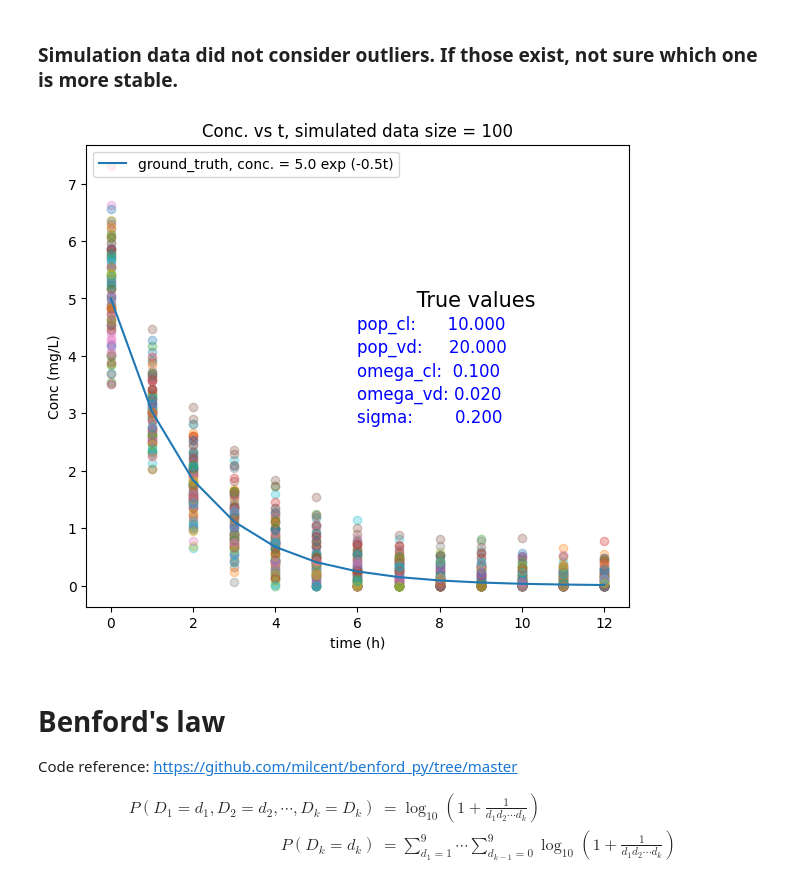
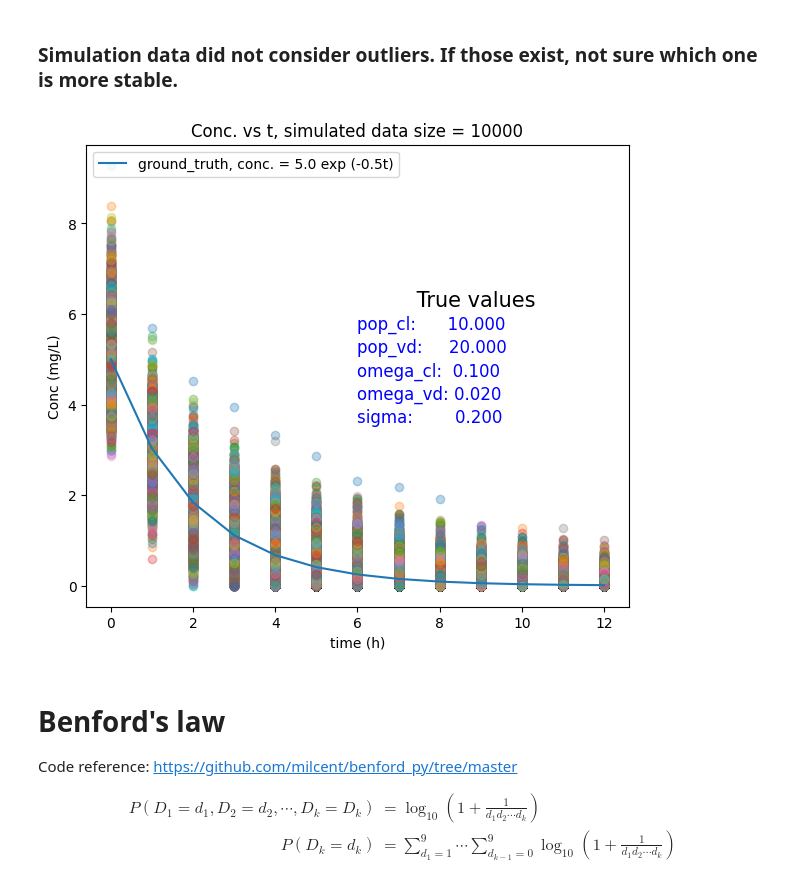
Before and after one commit to yingzibu/Data_Fraud, a Jupyter notebook: Benford/test_benfords_law.ipynb, the cells around one changed output. Cells and saved outputs as stored; diff of their text form; code cells hidden in the pictures.

```diff
--- a/Benford/test_benfords_law.ipynb
+++ b/Benford/test_benfords_law.ipynb
@@ -7,22 +7,22 @@
 # %%
 import numpy as np
 import pandas as pd
-import statsmodels.api as sm
-from scipy.optimize import minimize
+# import statsmodels.api as sm
+# from scipy.optimize import minimize
 import matplotlib
 import matplotlib.pyplot as plt
 import torch
-from torch import nn, optim
-from torch.utils import data
+# from torch import nn, optim
+# from torch.utils import data
 from tqdm import tqdm
-from torch.utils.data import Dataset
-from torch.utils.data import DataLoader
-import torch
-import torch.nn as nn
+# from torch.utils.data import Dataset
+# from torch.utils.data import DataLoader
+# import torch
+# import torch.nn as nn
 matplotlib.rcParams['figure.figsize'] = (3.5*2, 6)
 import math
 np.random.seed(42)
-n_patients = 100
+n_patients = 10000
 n_obs = 13
 max_t = n_obs-1
 dose = 100
@@ -68,34 +68,34 @@ for patient in df['patient'].unique():
     patient_data = df[df['patient'] == patient]
     if n_patients <=20:
         plt.scatter(patient_data['time'], patient_data['concentration'],
                 label=f'Patient {patient}', alpha=0.7)
     else: plt.scatter(patient_data['time'], patient_data['concentration'], alpha=0.3)
 
 true_conc = [dose / pop_vd * np.exp(-pop_cl / pop_vd * t) for t in range(n_obs)]
 plt.plot(range(n_obs), true_conc,
          label=f'ground_truth, conc. = {dose/pop_vd} exp (-{pop_cl/pop_vd}t)')
 
 plt.annotate(f'         True values ',
             xy=(0.5, 0.65), xycoords='axes fraction', fontsize=15, color='black')
 
 plt.annotate(f'pop_cl:      {pop_cl:.3f}',
             xy=(0.5, 0.6), xycoords='axes fraction', fontsize=12, color='blue')
 plt.annotate(f'pop_vd:     {pop_vd:.3f}',
             xy=(0.5, 0.55), xycoords='axes fraction', fontsize=12, color='blue')
 
 plt.annotate(f'omega_cl:  {omg_cl:.3f}',
             xy=(0.5, 0.5), xycoords='axes fraction', fontsize=12, color='blue')
 plt.annotate(f'omega_vd: {omg_vd:.3f}',
             xy=(0.5, 0.45), xycoords='axes fraction', fontsize=12, color='blue')
 
 plt.annotate(f'sigma:        {sigma:.3f}',
             xy=(0.5, 0.4), xycoords='axes fraction', fontsize=12, color='blue')
 plt.legend(loc=2)
 plt.xlabel('time (h)'); plt.ylabel('Conc (mg/L)')
 plt.title(f'Conc. vs t, simulated data size = {n_patients}')
 plt.show(); plt.close()
 # %% [output]
-[figure, old version]
+[figure, new version]
 # %% [markdown]
 # Benford's law
 
```
Also changed, not shown: parts of 4 cells of this notebook.
